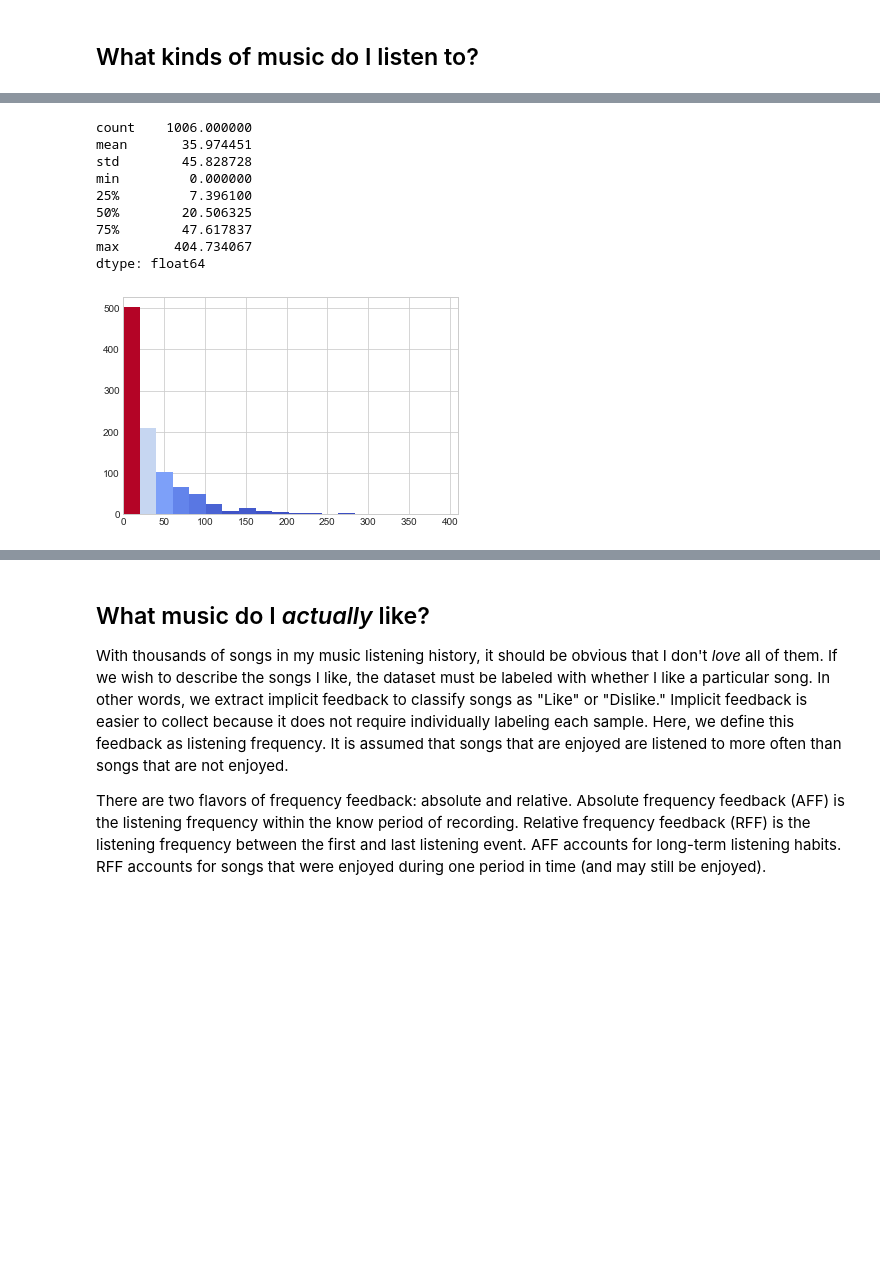
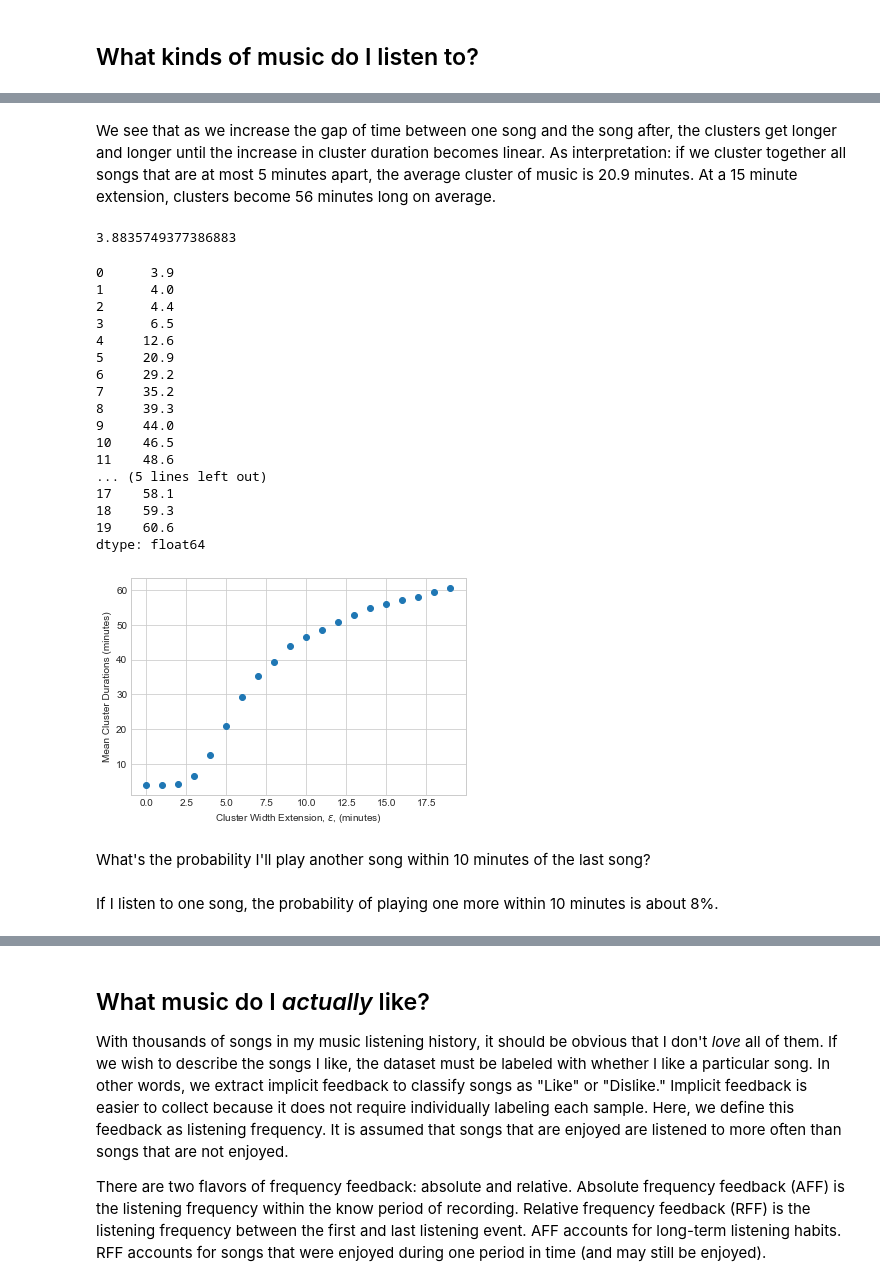
Before and after one commit to liebscher/musicanalysis, a Jupyter notebook: 3_Data_Explore.ipynb, the cells around one changed output, grey strips where cells are left out. Cells and saved outputs as stored; diff of their text form; code cells hidden in the pictures; blank space fills up the shorter version.

```diff
--- a/3_Data_Explore.ipynb
+++ b/3_Data_Explore.ipynb
@@ -531,28 +613,48 @@ See the caveats in the documentation: http://pandas.pydata.org/pandas-docs/stabl
 # %%
-clusters = []
-current_cluster = 0
+cluster_means = []
+MAXIMUM_GAPS = np.arange(0,20)
 
-MAXIMUM_GAP = 300
+for MAXIMUM_GAP in MAXIMUM_GAPS:
+    clusters = []
+    current_cluster = 0
+    for row in T.itertuples():
 
-for i, row in deltas.iterrows():
-    if row['duration'] + MAXIMUM_GAP > row['delta']:
-        current_cluster += row['duration']
-    else:
-        clusters.append(current_cluster)
-        current_cluster = 0
+        current_cluster += row.duration
 
-clusters.append(current_cluster)
-clusters = pd.Series(clusters) / 60
-hist(clusters, [0, 410], 20)
-clusters.describe()
+        if row.delta > (MAXIMUM_GAP * 60):
+            clusters.append(current_cluster)
+            current_cluster = 0
+
+    clusters.append(current_cluster)
+    clusters = pd.Series(clusters) / 60
+    cluster_means.append(round(np.mean(clusters), 1))
-# %% [output]
-count    1006.000000
-mean       35.974451
-std        45.828728
-min         0.000000
-25%         7.396100
-50%        20.506325
-75%        47.617837
-max       404.734067
-dtype: float64
-[figure, removed]
+# %% [markdown]
+We see that as we increase the gap of time between one song and the song after, the clusters get longer and longer until the increase in cluster duration becomes linear. As interpretation: if we cluster together all songs that are at most 5 minutes apart, the average cluster of music is 20.9 minutes. At a 15 minute extension, clusters become 56 minutes long on average.
+# %%
+plt.xlabel('Cluster Width Extension, $\epsilon$, (minutes)')
+plt.ylabel('Mean Cluster Durations (minutes)')
+plt.scatter(x=MAXIMUM_GAPS, y=cluster_means)
+print(np.mean(T.duration)/60)
+pd.Series(cluster_means, index=MAXIMUM_GAPS)
+# %% [output]
+3.8835749377386883
+0      3.9
+1      4.0
+2      4.4
+3      6.5
+4     12.6
+5     20.9
+6     29.2
+7     35.2
+8     39.3
+9     44.0
+10    46.5
+11    48.6
+... (5 lines left out)
+17    58.1
+18    59.3
+19    60.6
+dtype: float64
+[figure, added]
+# %% [markdown]
+What's the probability I'll play another song within 10 minutes of the last song?
@@ -558,0 +689,2 @@ dtype: float64
+# %% [markdown]
+If I listen to one song, the probability of playing one more within 10 minutes is about 8%.
```
Also changed, not shown: parts of 83 cells of this notebook.
